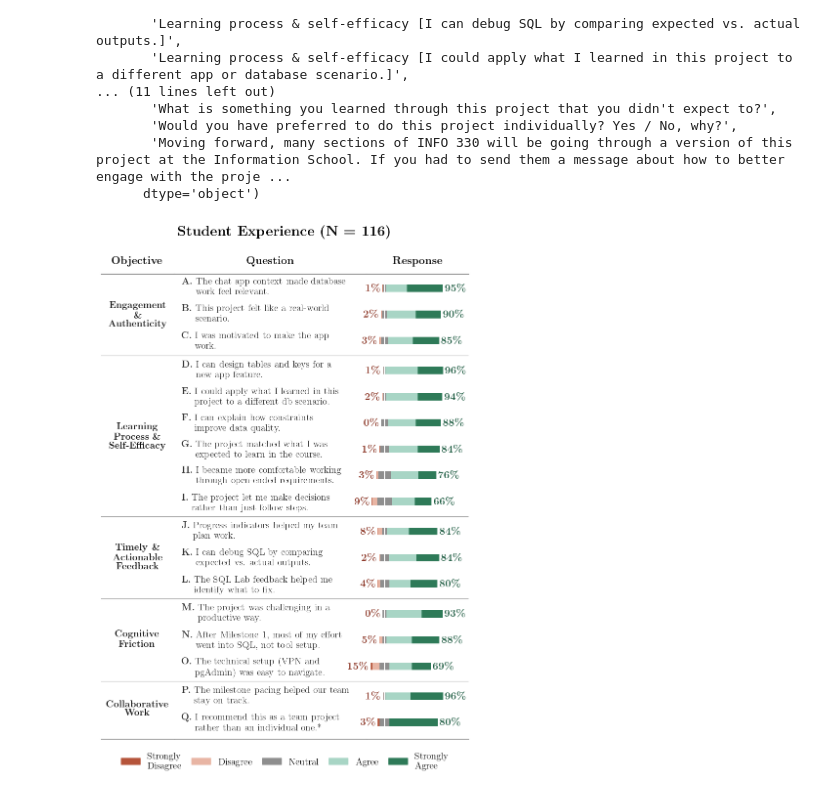
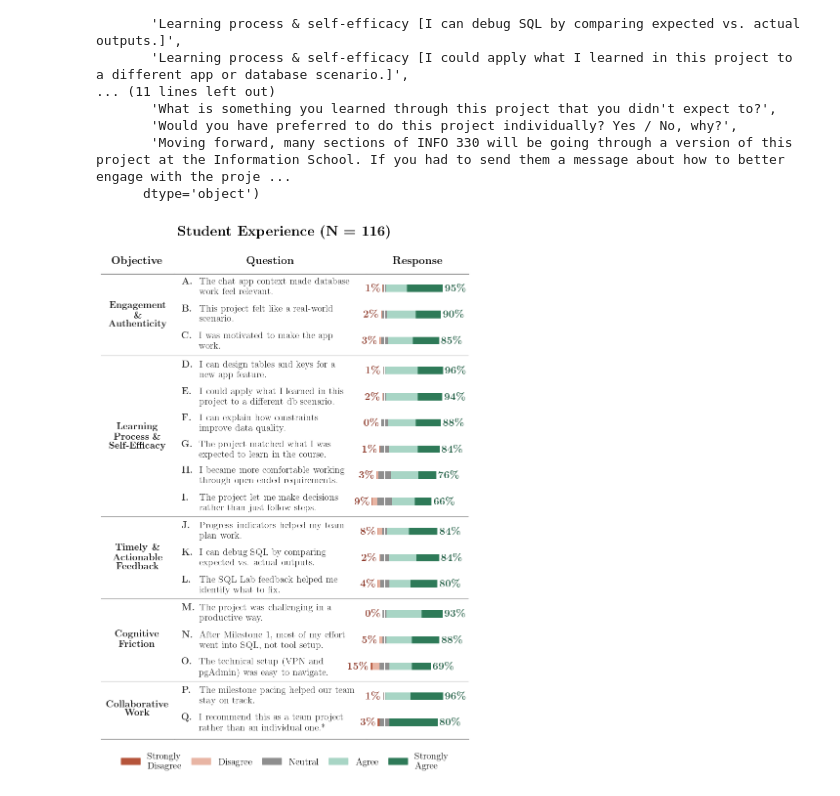
Before and after one commit to bcsaldias/sigcse-ai-2027, a Jupyter notebook: likert/v2_Info330_ExploratoryDataAnalysis.ipynb, the cells around one changed output. Drawn from its saved outputs; the diff is of its cells as text; code cells hidden in the pictures.

```diff
--- a/likert/v2_Info330_ExploratoryDataAnalysis.ipynb
+++ b/likert/v2_Info330_ExploratoryDataAnalysis.ipynb
@@ -292,13 +292,14 @@ for i, (_, row) in enumerate(plot_df.iterrows()):
         y_text = y
 
     letter = chr(65 + i)
-    prefix  = r"\textbf{" + letter + r".}~"
-    phantom = r"\phantom{\textbf{" + letter + r".}~}"
+    box = r"1.6em"
+    prefix = r"\makebox[" + box + r"][l]{\textbf{" + letter + r".}} "
+    indent = r"\hspace{" + box + r"} "
     lines = row['question'].split('\n')
     if len(lines) == 1:
         label = prefix + lines[0]
     else:
-        parts = [prefix + lines[0]] + [phantom + l for l in lines[1:]]
+        parts = [prefix + lines[0]] + [indent + l for l in lines[1:]]
         label = r"\shortstack[l]{" + r"\\".join(parts) + r"}"
 
     ax_q.text(
@@ -344,31 +345,31 @@ for ax in [ax_cat, ax_q, ax_main]:
             spine.set_visible(False)
         else:
             spine.set_visible(True)
             spine.set_linewidth(0.9)
             spine.set_color(BORDER_COLOR)
 
 ax_cat.invert_yaxis()
 margin = 0.2
 ax_cat.set_ylim(current_y - GAP / 2 + margin, -margin)
 
 legend_handles = [
     plt.Rectangle((0, 0), 1, 1, color=COLORS[lbl], label=wrap_text(lbl, 10))
     for lbl in LIKERT_ORDER
 ]
 fig.legend(
     handles=legend_handles,
     loc="upper center", bbox_to_anchor=(0.5, 0.02),
     ncol=len(LIKERT_ORDER),
     fontsize=font_size, frameon=False,
     columnspacing=1
 )
 
 plt.suptitle(
     r"\textbf{Student Experience (N = 116)}",
     fontsize=font_size*1.5, fontweight="semibold", y=0.985
 )
 
 fig.tight_layout(rect=[0, 0.01, 1, 0.99])
 plt.show()
 # %% [output]
-[figure, old version]
+[figure, new version]
```
